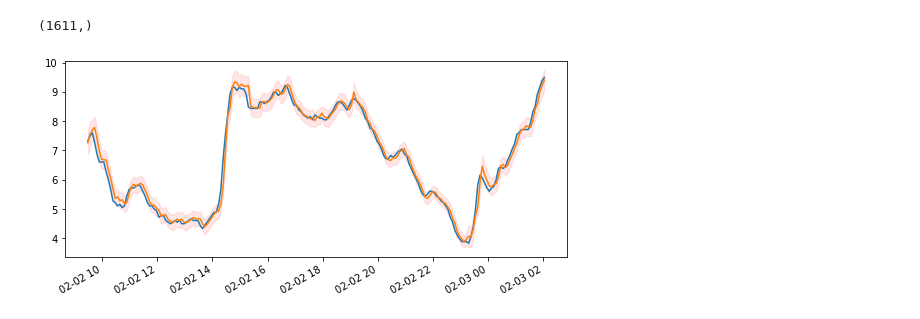
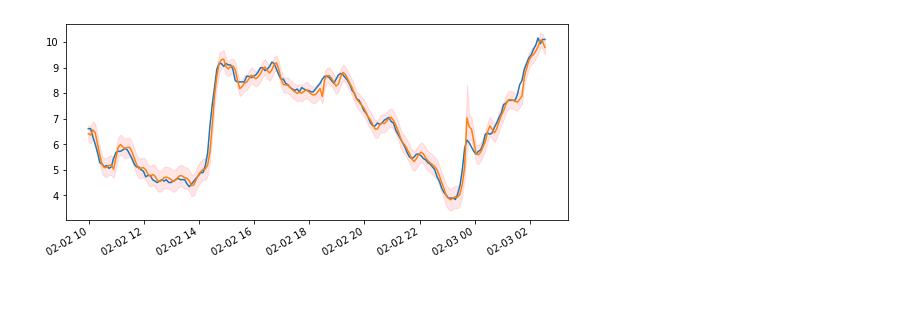
Before and after one commit to rickardbrannvall/valborg, a Jupyter notebook: model_3_neural.ipynb, the cells around one changed output. Saved outputs shown, nothing was run; the diff lists cells and outputs as text; code cells hidden in the pictures; blank space fills up the shorter version.

Commit message:
multi horizon prediction

```diff
--- a/model_3_neural.ipynb
+++ b/model_3_neural.ipynb
@@ -80,4 +85,7 @@ N_train, X_train.shape, Y_train.shape, N_test, X_test.shape, Y_test.shape, no_fe
 # %%
-def mdn_cost(mu, sigma, y):
-    dist = tfp.distributions.Normal(loc=mu, scale=sigma)
-    return tf.reduce_mean(-dist.log_prob(y))
+def mdn_cost(mu_, sigma_, y_):
+    #mu_ = Flatten()(mu)
+    #sigma_ = Flatten()(sigma)
+    #y_ = Flatten()(y)
+    dist = tfp.distributions.Normal(loc=mu_, scale=sigma_)
+    return tf.reduce_mean(-dist.log_prob(y_))
@@ -124,0 +92,17 @@ Final cost: 0.1378
+# %%
+learning_rate = 0.0003
+
+InputLayer = Input(shape=(no_features,))
+#Layer_1 = Dense(12,activation="tanh")(InputLayer)
+#Layer_2 = Dense(12,activation="tanh")(Layer_1)
+Layer_1 = Dense(12,activation="relu")(InputLayer)
+Layer_2 = Dense(12,activation="relu")(Layer_1)
+mu = Dense(tau, activation="linear")(Layer_2)
+sigma = Dense(tau, activation=lambda x: tf.nn.elu(x) + 1.001)(Layer_2)
+y_real = Input(shape=(tau,))
+lossF = mdn_cost(mu,sigma,y_real)
+model = Model(inputs=[InputLayer, y_real], outputs=[mu, sigma])
+model.add_loss(lossF)
+adamOptimizer = optimizers.Adam(learning_rate=learning_rate)
+model.compile(optimizer=adamOptimizer,metrics=['mse'])
+model.summary()
@@ -124,0 +127,7 @@ Final cost: 0.1378
+# %%
+history_cache = model.fit([X_train, Y_train], #notice we are using an input to pass the real values due to the inner workings of keras
+                          verbose=0, # write =1 if you wish to see the progress for each epoch
+                          epochs=epochs,
+                          batch_size=batch_size)
+print('Final cost: {0:.4f}'.format(history_cache.history['loss'][-1]))
+mu_pred, sigma_pred = model.predict(list((X_test,Y_test))) # the model expects a list of arrays as it has 2 inputs
@@ -129,26 +175,25 @@ mu_pred.shape, sigma_pred.shape
-# %%
-time_index = ts_test.index[lag+tau:]
-predicted_mean = mu_pred[:,0]
-predicted_sigma = sigma_pred[:,0]
-
-time_index.shape
-# %% [output]
-(1611,)
 # %%
 j = 500
 # %%
+t = 1
+time_index = ts_test.index[lag+t:]
+predicted_mean = mu_pred[:,0]
+predicted_sigma = sigma_pred[:,0]
+
+time_index.shape
+
 fig, ax = plt.subplots(figsize=(9,4))
 ts_test.loc[time_index[j-100:j+100]]["yy"].plot()
 
 plt.plot(time_index[j-100:j+100], predicted_mean[j-100:j+100])
 upper = (predicted_mean + predicted_sigma)[j-100:j+100]
 lower = (predicted_mean - predicted_sigma)[j-100:j+100]
 ax.fill_between(time_index[j-100:j+100], upper, lower, color='r', alpha=0.1)
 
 #plt.plot(ts.index[j-100:j+100], predict_dy.predicted_mean[j-100:j+100])
 #ci = predict_dy_ci.values
 #ax.fill_between(ts.index[j-100:j+100], ci[j-100:j+100,0], ci[j-100:j+100,1], color='g', alpha=0.1)
 
 plt.show()
 # %% [output]
-[figure, old version]
+[figure, new version]
```
Also changed, not shown: parts of 10 cells of this notebook, 1 other file.
